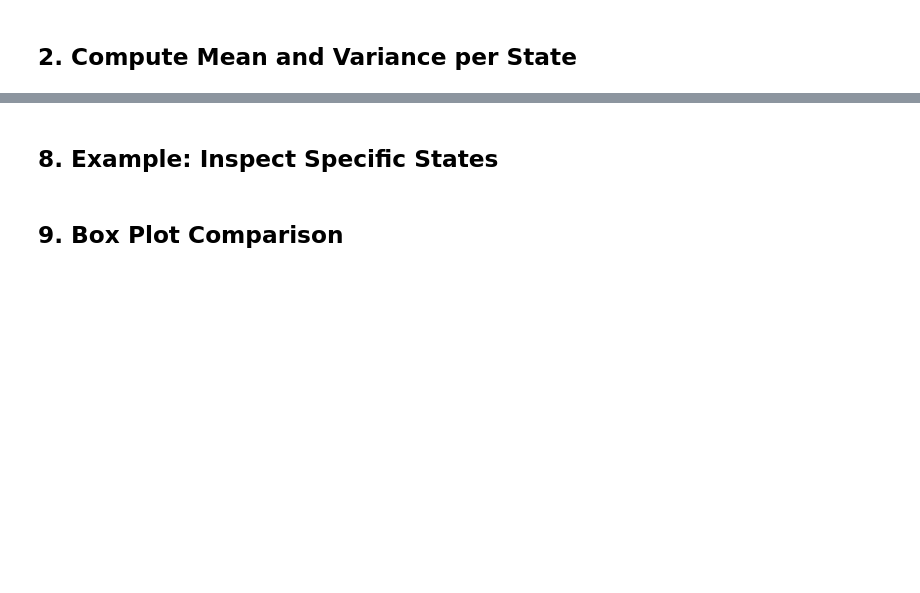
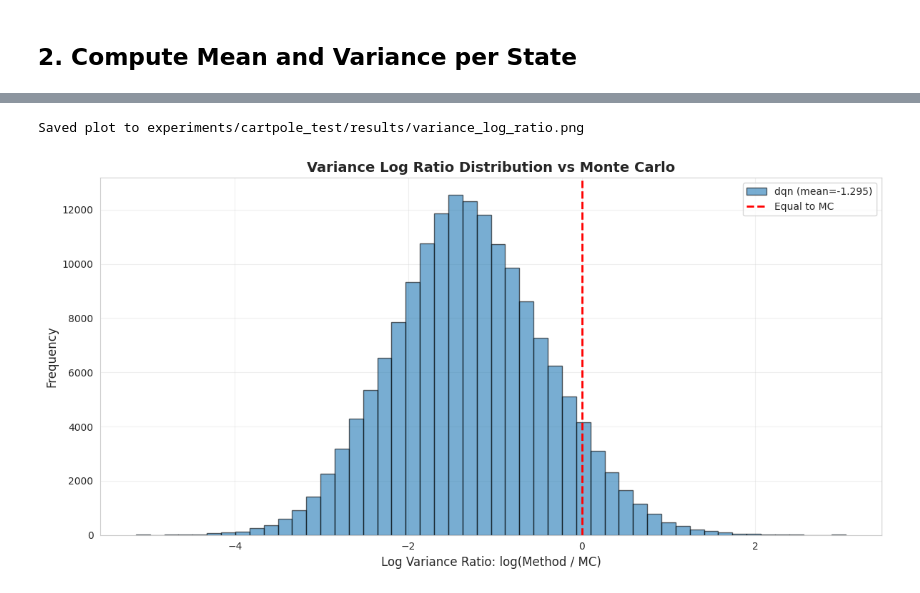
Before and after one commit to cheikdav/pooling_eval, a Jupyter notebook: analyze_variance_ratios.ipynb, the cells around one changed output, grey strips where cells are left out. Drawn from its saved outputs; the diff is of its cells as text; code cells hidden in the pictures; blank space fills up the shorter version.

```diff
--- a/analyze_variance_ratios.ipynb
+++ b/analyze_variance_ratios.ipynb
@@ -265,2 +157,0 @@ print(f"\nSaved summary to {RESULTS_DIR / 'variance_ratio_summary.csv'}")
-# %% [markdown]
-## 8. Example: Inspect Specific States
@@ -280,2 +157,0 @@ if example_method:
-# %% [markdown]
-## 9. Box Plot Comparison
@@ -298,0 +158,6 @@ plt.show()
+# %%
+# Compute and plot variance log ratios
+variance_ratios = compute_log_ratios(stats, 'variance', 'Variance')
+# %% [output]
+Saved plot to experiments/cartpole_test/results/variance_log_ratio.png
+[figure, added]
```
Also changed, not shown: parts of 20 cells of this notebook, 3 other files.
